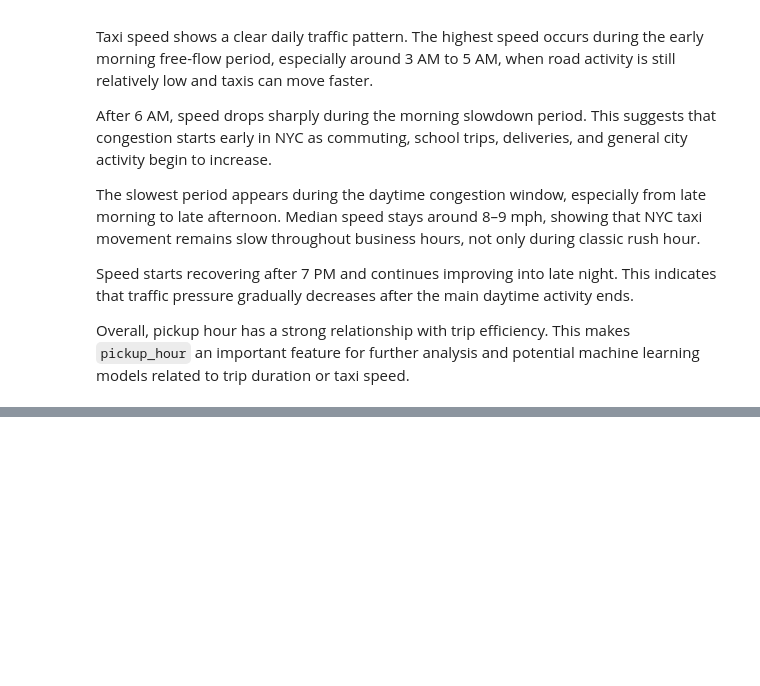
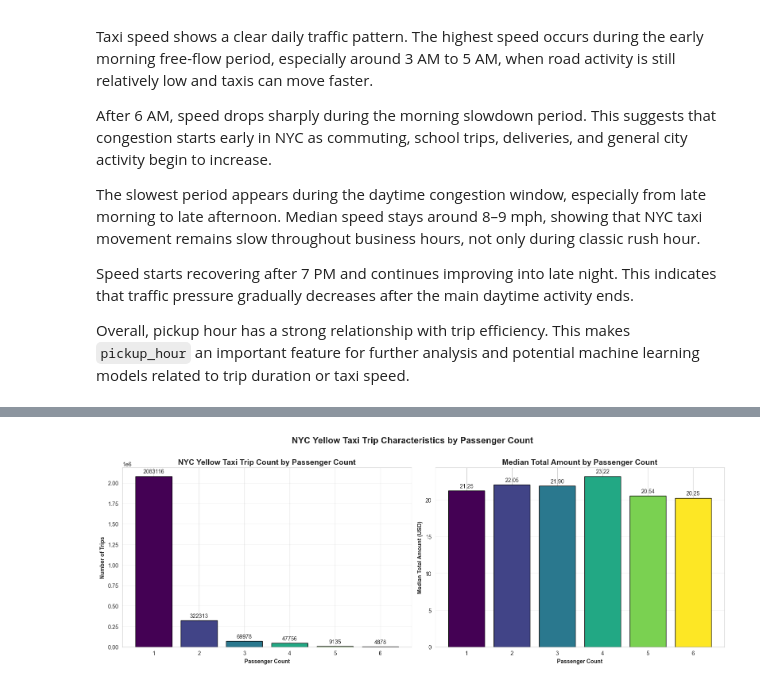
Before and after one commit to fathirrizkifadillah/NYC-Yellow-Taxi-Trip-Analysis, a Jupyter notebook: main.ipynb, the cells around one changed output, grey strips where cells are left out. Drawn from its saved outputs; the diff is of its cells as text; code cells hidden in the pictures; blank space fills up the shorter version.

Commit message:
3.11 NYC Yellow Taxi Trip Characteristics by Passenger Count

```diff
--- a/main.ipynb
+++ b/main.ipynb
@@ -1253,0 +1256,82 @@ Overall, pickup hour has a strong relationship with trip efficiency. This makes
+# %%
+passenger_summary = (
+    df_eda
+    .dropna(subset=["passenger_count"])
+    .query("passenger_count.between(1, 6)")
+    .groupby("passenger_count")
+    .agg(
+        trip_count=("passenger_count", "size"),
+        median_trip_distance=("trip_distance", "median"),
+        median_trip_duration=("trip_duration_min", "median"),
+        median_total_amount=("total_amount", "median"),
+        median_fare_per_mile=("fare_per_mile", "median")
+    )
+    .reset_index()
+    .sort_values("passenger_count")
+)
+# %%
+fig, axes = plt.subplots(1, 2, figsize=(16, 6))
+
+colors = plt.cm.viridis(np.linspace(0, 1, len(passenger_summary)))
+
+bars1 = axes[0].bar(
+    passenger_summary["passenger_count"].astype(str),
+    passenger_summary["trip_count"],
+    color=colors,
+    edgecolor="black"
+)
+
+axes[0].set_title(
+    "NYC Yellow Taxi Trip Count by Passenger Count",
+    fontsize=14,
+    fontweight="bold"
+)
+axes[0].set_xlabel("Passenger Count", fontweight="bold")
+axes[0].set_ylabel("Number of Trips", fontweight="bold")
+axes[0].bar_label(bars1, fmt="%.0f", padding=3)
+axes[0].grid(axis="y", alpha=0.3)
+axes[0].set_xticks(range(len(passenger_summary)))
+axes[0].set_xticklabels(
+    passenger_summary["passenger_count"].astype(int)
+)
+
+bars2 = axes[1].bar(
+    passenger_summary["passenger_count"].astype(str),
+    passenger_summary["median_total_amount"],
+    color=colors,
+    edgecolor="black"
+)
+
+axes[1].set_title(
+    "Median Total Amount by Passenger Count",
+    fontsize=14,
+    fontweight="bold"
+)
+axes[1].set_xlabel("Passenger Count", fontweight="bold")
+axes[1].set_ylabel("Median Total Amount (USD)", fontweight="bold")
+axes[1].bar_label(bars2, fmt="%.2f", padding=3)
+axes[1].grid(axis="y", alpha=0.3)
+axes[1].set_xticks(range(len(passenger_summary)))
+axes[1].set_xticklabels(
+    passenger_summary["passenger_count"].astype(int)
+)
+
+
+fig.suptitle(
+    "NYC Yellow Taxi Trip Characteristics by Passenger Count",
+    fontsize=16,
+    fontweight="bold"
+)
+
+plt.tight_layout()
+fig.subplots_adjust(top=0.85)
+
+filepath = os.path.join(
+    "img",
+    "NYC_Yellow_Taxi_Trip_Characteristics_by_Passenger_Count.png"
+)
+
+plt.savefig(filepath, dpi=300, bbox_inches="tight", facecolor="white")
+plt.show()
+# %% [output]
+[figure, added]
```
Also changed, not shown: parts of 1 cell of this notebook, 1 other file.
